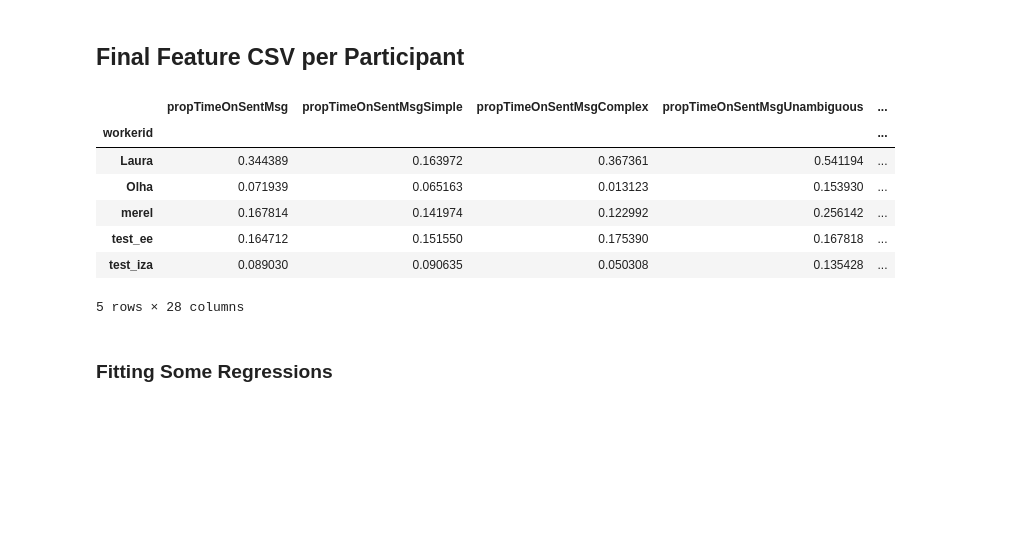
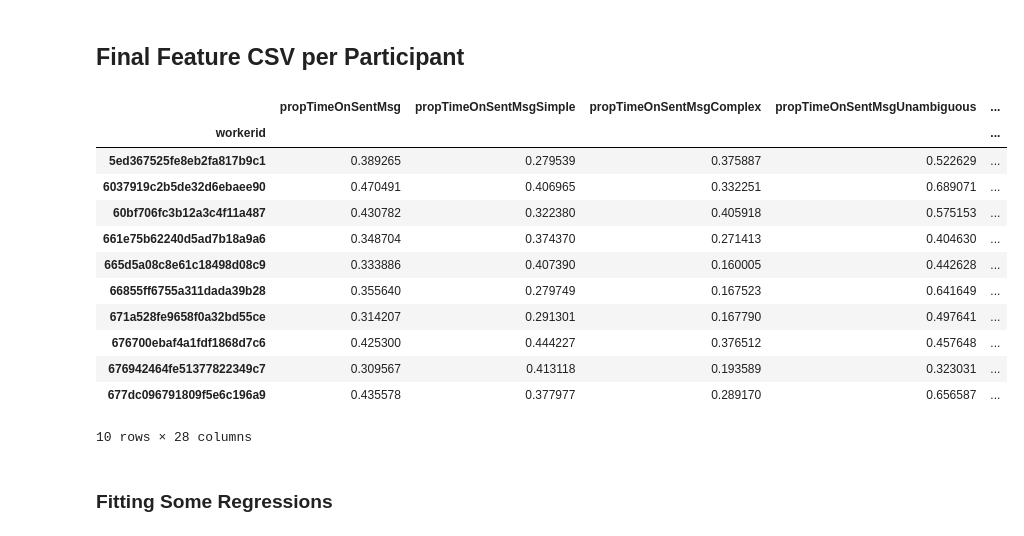
Before and after one commit to GAtemROU/Thesis-Project, a Jupyter notebook: analysis/preprocessing_and_init_analysis.ipynb, the cells around one changed output. Cells and saved outputs as stored; diff of their text form; code cells hidden in the pictures; blank space fills up the shorter version.

```diff
--- a/analysis/preprocessing_and_init_analysis.ipynb
+++ b/analysis/preprocessing_and_init_analysis.ipynb
@@ -13,15 +13,22 @@ pp = pprint.PrettyPrinter(indent=4)
 
 df_name = 'experiment_results_prolific_pilot_10ps'
 # %%
-remove_negative_gaze = False
+remove_negative_gaze = True
 # code CJ45HISW
 filter_blacklist = True
+filter_timestamps = False
+
 blacklist = ['j']
 df = pd.read_csv(f'data/raw_data/{df_name}.csv')
 df = df.drop('type', axis=1)
 
+timestamps = ['04-Mar-2025 10:32:34']
+
+if filter_timestamps:
+    df = df[~df['timestamp'].isin(timestamps)]
+
 if filter_blacklist:
-    df = df[~df.workerid.isin(blacklist)]
+    df = df[~df['workerid'].isin(blacklist)]
 
 # reindex the df
 df.reset_index(drop=True, inplace=True)
@@ -47,7 +54,7 @@ def parse(data):
 df = pd.concat([df, pd.json_normalize(df.apply(lambda x: parse(x['answer']), axis=1, ), max_level=0)], axis=1)
 
 if remove_negative_gaze:
-    df.gaze = df.gaze.apply(lambda x: {key:val for key, val in json.loads(base64.b64decode(x)).items() if int(key) > 0})
+    df.gaze = df.gaze.apply(lambda x: {key:val for key, val in json.loads(base64.b64decode(x)).items() if int(key) > 0 and val['x'] is not None})
 else:
     df.gaze = df.gaze.apply(lambda x: {key:val for key, val in json.loads(base64.b64decode(x)).items() if val['x'] is not None})
 df.sort_values(by=['workerid', 'userTrialId'], inplace=True)
@@ -96,3 +87,5 @@ df
+# %%
+df = df[df['workerid'] == '677dc096791809f5e6c196a9']
 # %% [markdown]
 ### Convert Gaze to Fixation detection format
 #### After consideration, fixation detection does not seem like a good choice for our data
@@ -234,3 +227,6 @@ df['condition'] = df['type'].map({'simple': 'simple', 'complex': 'complex', 'str
 df['gaze'] = df['gaze'].apply(lambda x: json.dumps(x))
 df['coordinates'] = df['coordinates'].apply(lambda x: json.dumps(x))
 df.to_csv(f'data/preprocessed_data/{df_name}.csv', index=False)
+
+df['gaze'] = df['gaze'].apply(lambda x: json.loads(x))
+df['coordinates'] = df['coordinates'].apply(lambda x: json.loads(x))
@@ -342,40 +337,45 @@ final_df_features = ['propTimeOnSentMsg',
                         'propTimeOnAvailableMsgsComplex',
                         'propTimeOnAvailableMsgsUnambiguous',
                         'propTimeOnTrgt',
                         'propTimeOnTrgtSimple',
                         'propTimeOnTrgtComplex',
                         'propTimeOnTrgtUnambiguous',
                         'propTimeOnDist',
                         'propTimeOnDistSimple',
                         'propTimeOnDistComplex',
                         'propTimeOnDistUnambiguous',
                         'propTimeOnComp',
                         'propTimeOnCompSimple',
                         'propTimeOnCompComplex',
                         'propTimeOnCompUnambiguous',
                         'propTimeOnNonAOISimple',
                         'propTimeOnNonAOIComplex',
                         'propTimeOnNonAOIUnambiguous',
                         'meanAnswerTime',
                         'answerAccuracySimple',
                         'answerAccuracyComplex',
                         'answerAccuracyUnambiguous'
                      ]
 final_df = df.groupby('workerid')[final_df_features].mean()
 final_df['calibrationPrecision'] = df.groupby('workerid')['calibrationPrecision'].first()
 
 # Save the final df
 final_df.to_csv('data/final_participant_df.csv')
-final_df.head()
+final_df
 # %% [output]
 |  | propTimeOnSentMsg | propTimeOnSentMsgSimple | propTimeOnSentMsgComplex | propTimeOnSentMsgUnambiguous | ... |
 | workerid |  |  |  |  | ... |
-| Laura | 0.344389 | 0.163972 | 0.367361 | 0.541194 | ... |
-| Olha | 0.071939 | 0.065163 | 0.013123 | 0.153930 | ... |
-| merel | 0.167814 | 0.141974 | 0.122992 | 0.256142 | ... |
-| test_ee | 0.164712 | 0.151550 | 0.175390 | 0.167818 | ... |
-| test_iza | 0.089030 | 0.090635 | 0.050308 | 0.135428 | ... |
+| 5ed367525fe8eb2fa817b9c1 | 0.389265 | 0.279539 | 0.375887 | 0.522629 | ... |
+| 6037919c2b5de32d6ebaee90 | 0.470491 | 0.406965 | 0.332251 | 0.689071 | ... |
+| 60bf706fc3b12a3c4f11a487 | 0.430782 | 0.322380 | 0.405918 | 0.575153 | ... |
+| 661e75b62240d5ad7b18a9a6 | 0.348704 | 0.374370 | 0.271413 | 0.404630 | ... |
+| 665d5a08c8e61c18498d08c9 | 0.333886 | 0.407390 | 0.160005 | 0.442628 | ... |
+| 66855ff6755a311dada39b28 | 0.355640 | 0.279749 | 0.167523 | 0.641649 | ... |
+| 671a528fe9658f0a32bd55ce | 0.314207 | 0.291301 | 0.167790 | 0.497641 | ... |
+| 676700ebaf4a1fdf1868d7c6 | 0.425300 | 0.444227 | 0.376512 | 0.457648 | ... |
+| 676942464fe51377822349c7 | 0.309567 | 0.413118 | 0.193589 | 0.323031 | ... |
+| 677dc096791809f5e6c196a9 | 0.435578 | 0.377977 | 0.289170 | 0.656587 | ... |
-5 rows × 28 columns
+10 rows × 28 columns
 # %% [markdown]
 ### Fitting Some Regressions
 # %%
```
Also changed, not shown: parts of 4 cells of this notebook, 9 other files.
